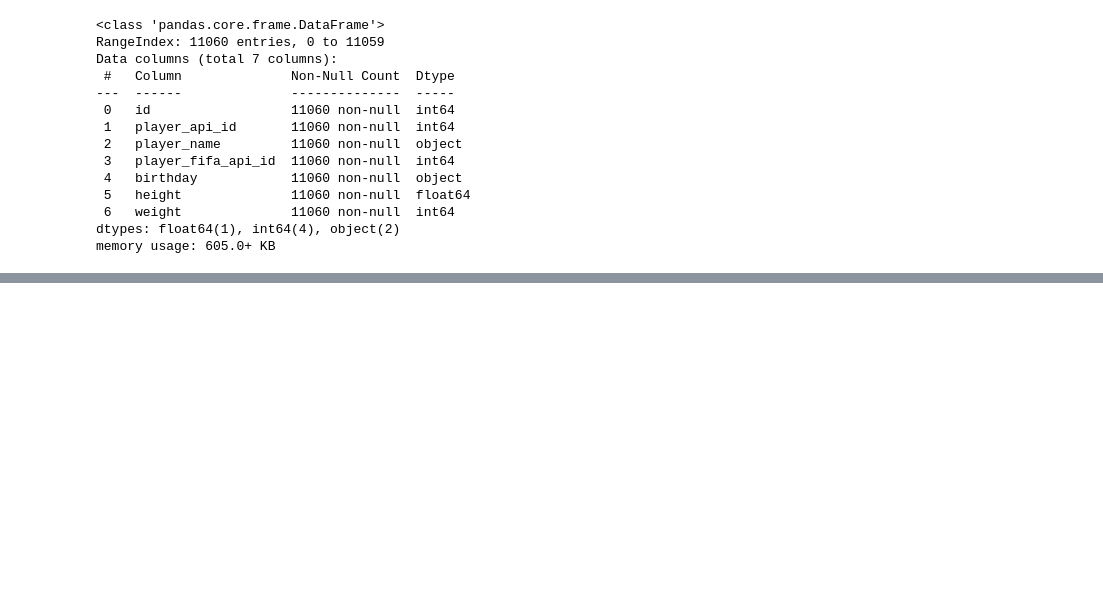
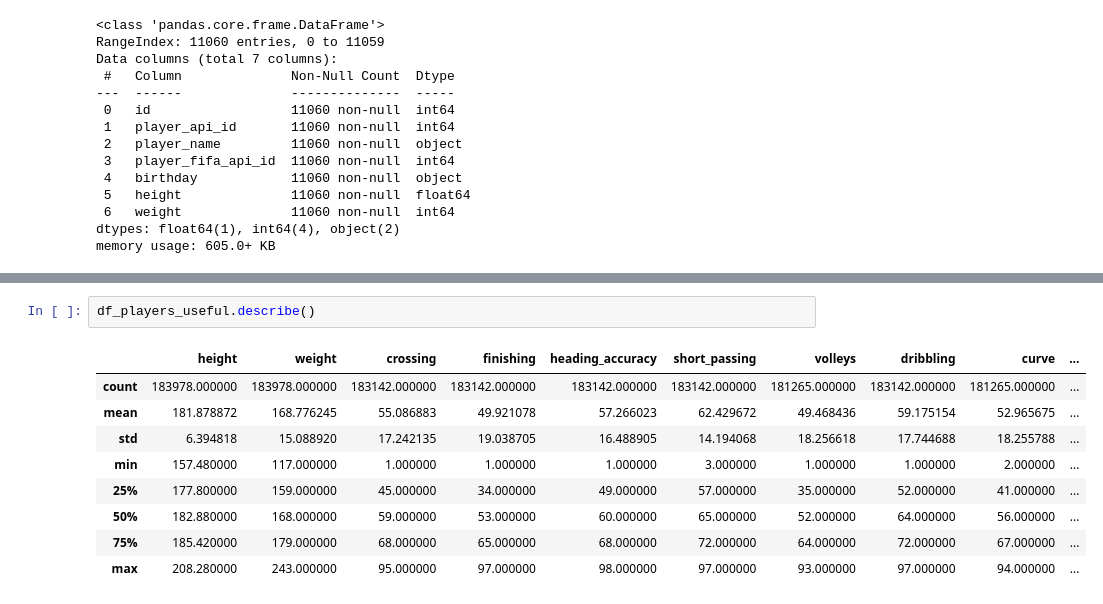
Before and after one commit to abelito89/uefa_champions_league, a Jupyter notebook: notebooks/analisis.ipynb, the cells around one changed output, grey strips where cells are left out. Drawn from its saved outputs; the diff is of its cells as text; blank space fills up the shorter version.

```diff
--- a/notebooks/analisis.ipynb
+++ b/notebooks/analisis.ipynb
@@ -109,0 +148,12 @@ memory usage: 22.8+ MB
+# %%
+df_players_useful.describe()
+# %% [output]
+|  | height | weight | crossing | finishing | heading_accuracy | short_passing | volleys | dribbling | curve | ... |
+| count | 183978.000000 | 183978.000000 | 183142.000000 | 183142.000000 | 183142.000000 | 183142.000000 | 181265.000000 | 183142.000000 | 181265.000000 | ... |
+| mean | 181.878872 | 168.776245 | 55.086883 | 49.921078 | 57.266023 | 62.429672 | 49.468436 | 59.175154 | 52.965675 | ... |
+| std | 6.394818 | 15.088920 | 17.242135 | 19.038705 | 16.488905 | 14.194068 | 18.256618 | 17.744688 | 18.255788 | ... |
+| min | 157.480000 | 117.000000 | 1.000000 | 1.000000 | 1.000000 | 3.000000 | 1.000000 | 1.000000 | 2.000000 | ... |
+| 25% | 177.800000 | 159.000000 | 45.000000 | 34.000000 | 49.000000 | 57.000000 | 35.000000 | 52.000000 | 41.000000 | ... |
+| 50% | 182.880000 | 168.000000 | 59.000000 | 53.000000 | 60.000000 | 65.000000 | 52.000000 | 64.000000 | 56.000000 | ... |
+| 75% | 185.420000 | 179.000000 | 68.000000 | 65.000000 | 68.000000 | 72.000000 | 64.000000 | 72.000000 | 67.000000 | ... |
+| max | 208.280000 | 243.000000 | 95.000000 | 97.000000 | 98.000000 | 97.000000 | 93.000000 | 97.000000 | 94.000000 | ... |
```
Also changed, not shown: parts of 21 cells of this notebook, 1 other file.
